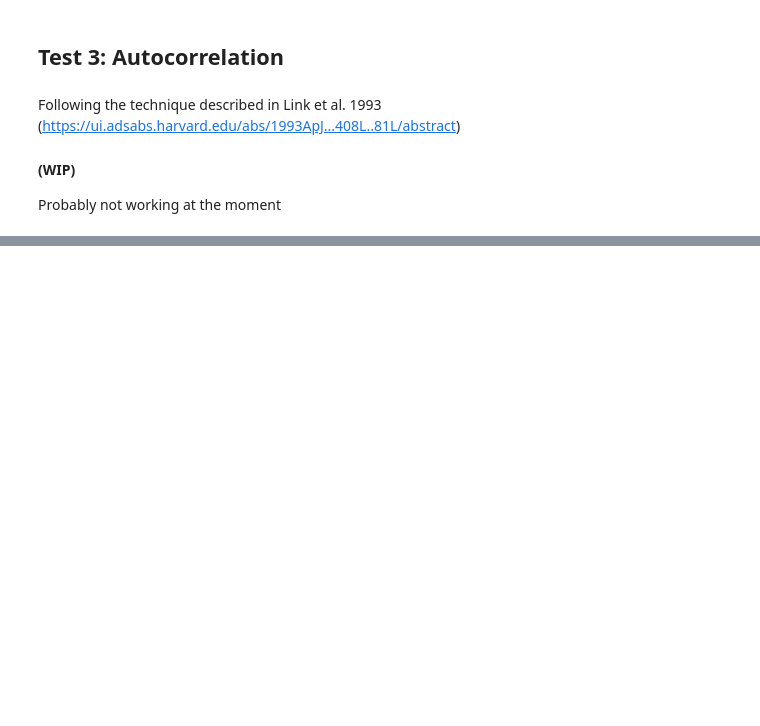
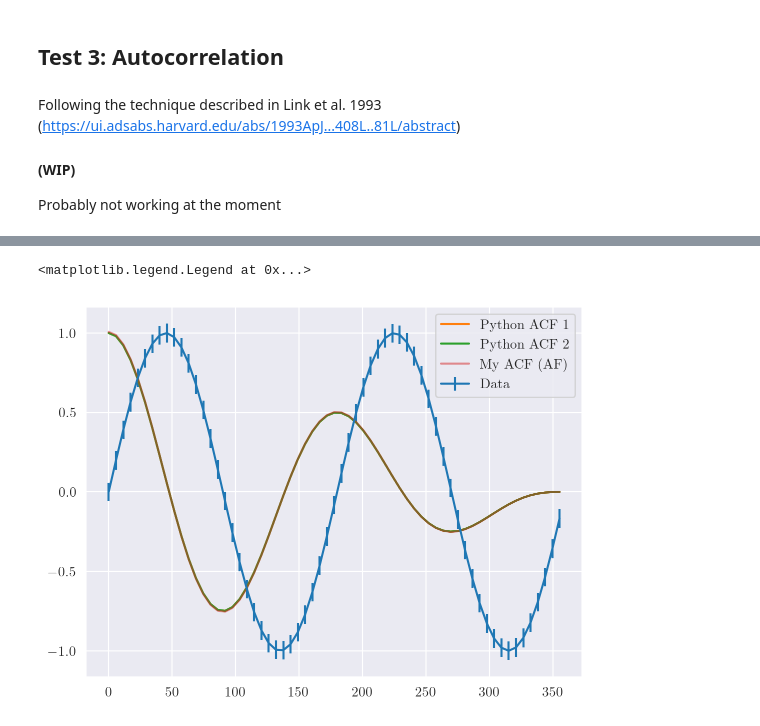
Before and after one commit to romanomaccary/geneticgrbs_v2, a Jupyter notebook: statistical_test/Real_GRBs_Test.ipynb, the cells around one changed output, grey strips where cells are left out. Drawn from its saved outputs; the diff is of its cells as text; code cells hidden in the pictures; blank space fills up the shorter version.

Commit message:
Tested some ways to evaluate ACF
Added a test cell to compare different ways to evaluate ACF with Python

```diff
--- a/statistical_test/Real_GRBs_Test.ipynb
+++ b/statistical_test/Real_GRBs_Test.ipynb
@@ -190,0 +189,36 @@ plt.show()
+# %%
+#AUTOCORRELATION TEST CELL
+#Testo qui alcuni metodi per fare autocorrelazione con Python su dei dati più semplici da interpretare
+import statsmodels.api as sm
+
+
+times = np.arange(0, 2*np.pi, 0.1)
+counts = np.sin(times * 2)
+error = np.random.rand()*0.1
+plt.errorbar(times*180/np.pi, counts, yerr = error, label = 'Data')
+
+#With function in statsmodels
+acorr = sm.tsa.acf(counts, nlags = len(times) -1)
+plt.plot(times*180/np.pi, acorr, label = 'Python ACF 1')
+
+#With numpy correlate. Code taken from:
+#https://scicoding.com/4-ways-of-calculating-autocorrelation-in-python/#:~:text=Autocorrelation%20is%20a%20function%20that,algorithm%20in%20Python%20using%20autocorrelation.
+data = counts
+# Mean
+mean = np.mean(data)
+# Variance
+var = np.var(data)
+# Normalized data
+ndata = data - mean
+acorr = np.correlate(ndata, ndata, 'full')[len(ndata)-1:]
+acorr = acorr / var / len(ndata)
+plt.plot(times*180/np.pi, acorr, label = 'Python ACF 2')
+
+#The code I used above
+acf = [np.sum((np.roll(counts, u) * counts)[u:]) / np.sum(counts**2 - error**2) for u in range(len(times))]
+plt.plot(times*180/np.pi, acf, label = 'My ACF (AF)', alpha = 0.5)
+plt.legend()
+#In the end, it seems like the three codes are equivalent
+# %% [output]
+<matplotlib.legend.Legend at 0x...>
+[figure, added]
```
Also changed, not shown: parts of 3 cells of this notebook.
